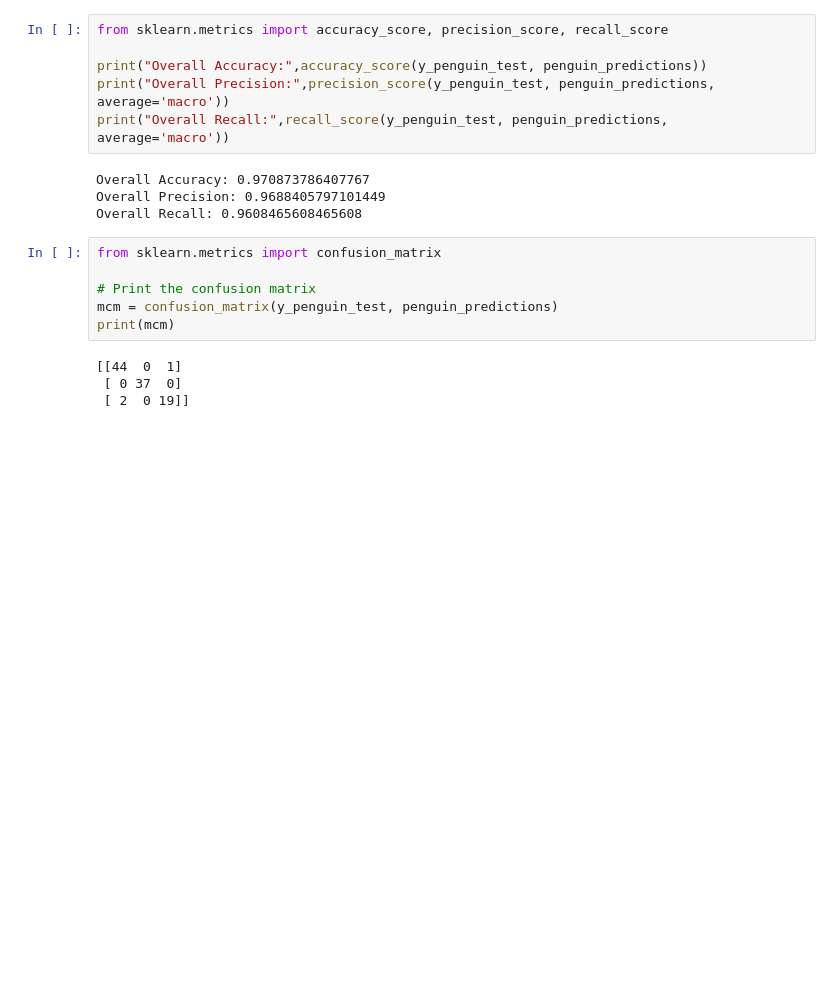
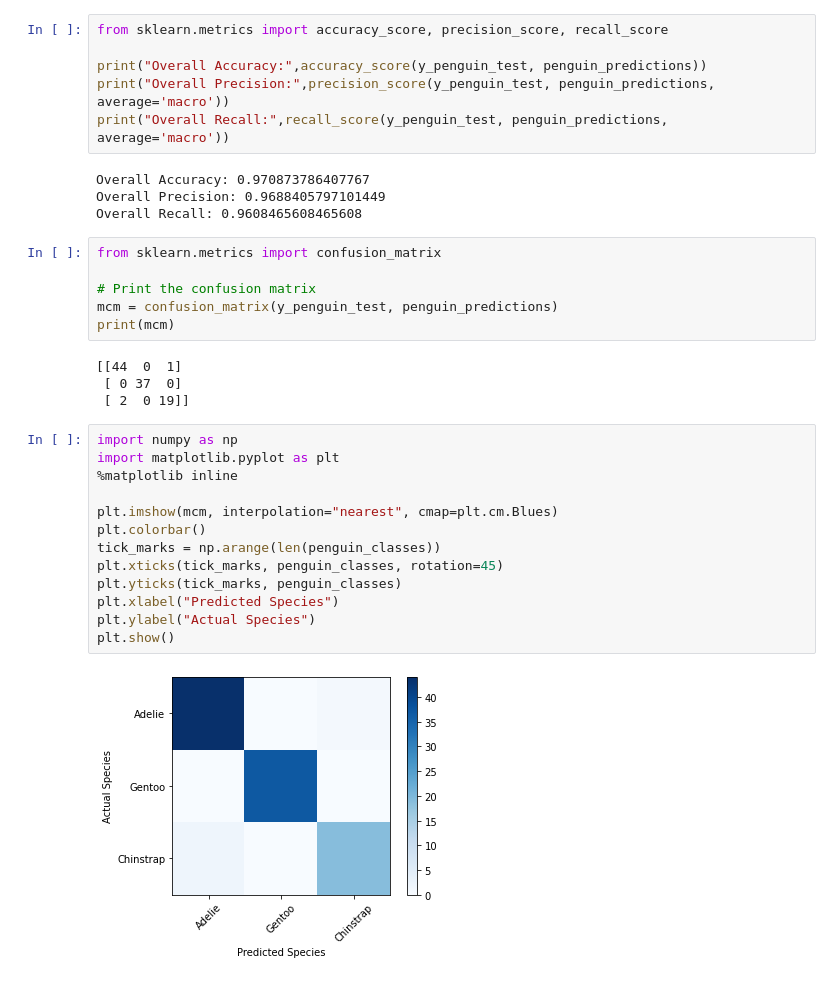
Before and after one commit to sunnylistax25/ClassificationModelEvaluation_Train, a Jupyter notebook: Train_EvaluatingClassificationModel.ipynb, the cells around one changed output. Cells and saved outputs as stored; diff of their text form; blank space fills up the shorter version.

```diff
--- a/Train_EvaluatingClassificationModel.ipynb
+++ b/Train_EvaluatingClassificationModel.ipynb
@@ -557,3 +557,18 @@ print(mcm)
 [[44  0  1]
  [ 0 37  0]
  [ 2  0 19]]
+# %%
+import numpy as np
+import matplotlib.pyplot as plt
+%matplotlib inline
+
+plt.imshow(mcm, interpolation="nearest", cmap=plt.cm.Blues)
+plt.colorbar()
+tick_marks = np.arange(len(penguin_classes))
+plt.xticks(tick_marks, penguin_classes, rotation=45)
+plt.yticks(tick_marks, penguin_classes)
+plt.xlabel("Predicted Species")
+plt.ylabel("Actual Species")
+plt.show()
+# %% [output]
+[figure, added]
```
Also changed, not shown: parts of 13 cells of this notebook.
